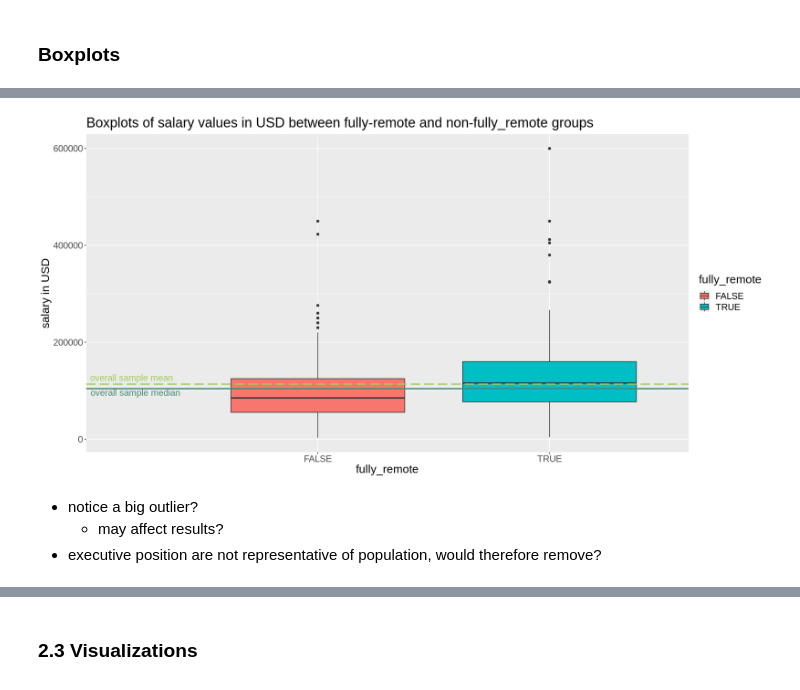
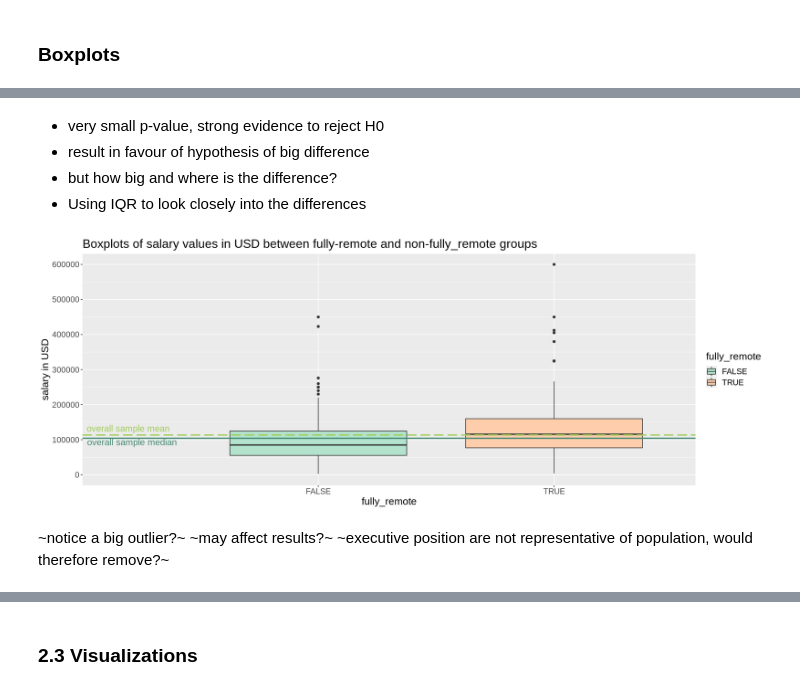
Before and after one commit to ludioludius/STAT201-Project, a Jupyter notebook: Final_Report_Draft.ipynb, the cells around one changed output, grey strips where cells are left out. Drawn from its saved outputs; the diff is of its cells as text; code cells hidden in the pictures.

```diff
--- a/Final_Report_Draft.ipynb
+++ b/Final_Report_Draft.ipynb
@@ -303,27 +363,33 @@ A tibble: 6 × 5
+# %% [markdown]
+- very small p-value, strong evidence to reject H0
+- result in favour of hypothesis of big difference
+- but how big and where is the difference?
+- Using IQR to look closely into the differences
 # %%
-options(repr.plot.width = 16, repr.plot.height = 8)
+options(repr.plot.width = 16, repr.plot.height = 6)
 options("scipen"=10, "digits"=4)
 
 boxplots_all <- remote_binary %>%
     ggplot(aes(x = fully_remote, y = salary_in_usd, fill = fully_remote)) +
+    scale_fill_brewer(palette = "Pastel2") +
     geom_boxplot() +
     ylab("salary in USD") +
     ggtitle("Boxplots of salary values in USD between fully-remote and non-fully_remote groups") +
-    theme(text = element_text(size=18)) +
+    theme(text = element_text(size=16)) +
     # geom_hline(yintercept = median_overall, color="red", size = 1, linetype = "longdash")
     geom_hline(yintercept = mean_overall, color = "darkolivegreen3", size = 1, linetype = "longdash") +
         annotate("text", x = 0, y = mean_overall,label = "overall sample mean", color = "darkolivegreen3", size=5, hjust = -0.05, vjust = -0.5) +
     geom_hline(yintercept = median_overall, color = "aquamarine4", size = 1, linetype = "solid") +
-        annotate("text", x = 0, y = median_overall,label = "overall sample median", color = "aquamarine4", size=5, hjust = -0.05, vjust = 1.1)
+        annotate("text", x = 0, y = median_overall,label = "overall sample median", color = "aquamarine4", size=5, hjust = -0.05, vjust = 1.1)+
 
-
-
+    # refine the limits and breaks of the x and y scales:
+    scale_y_continuous(limits = c(0, 600000), breaks = seq(0, 600000, 100000))
 
 
 boxplots_all
 # %% [output]
-[figure, old version]
+[figure, new version]
 # %% [markdown]
-- notice a big outlier?
-    - may affect results?
-- executive position are not representative of population, would therefore remove?
+~notice a big outlier?~
+    ~may affect results?~
+~executive position are not representative of population, would therefore remove?~
```
Also changed, not shown: parts of 19 cells of this notebook.
